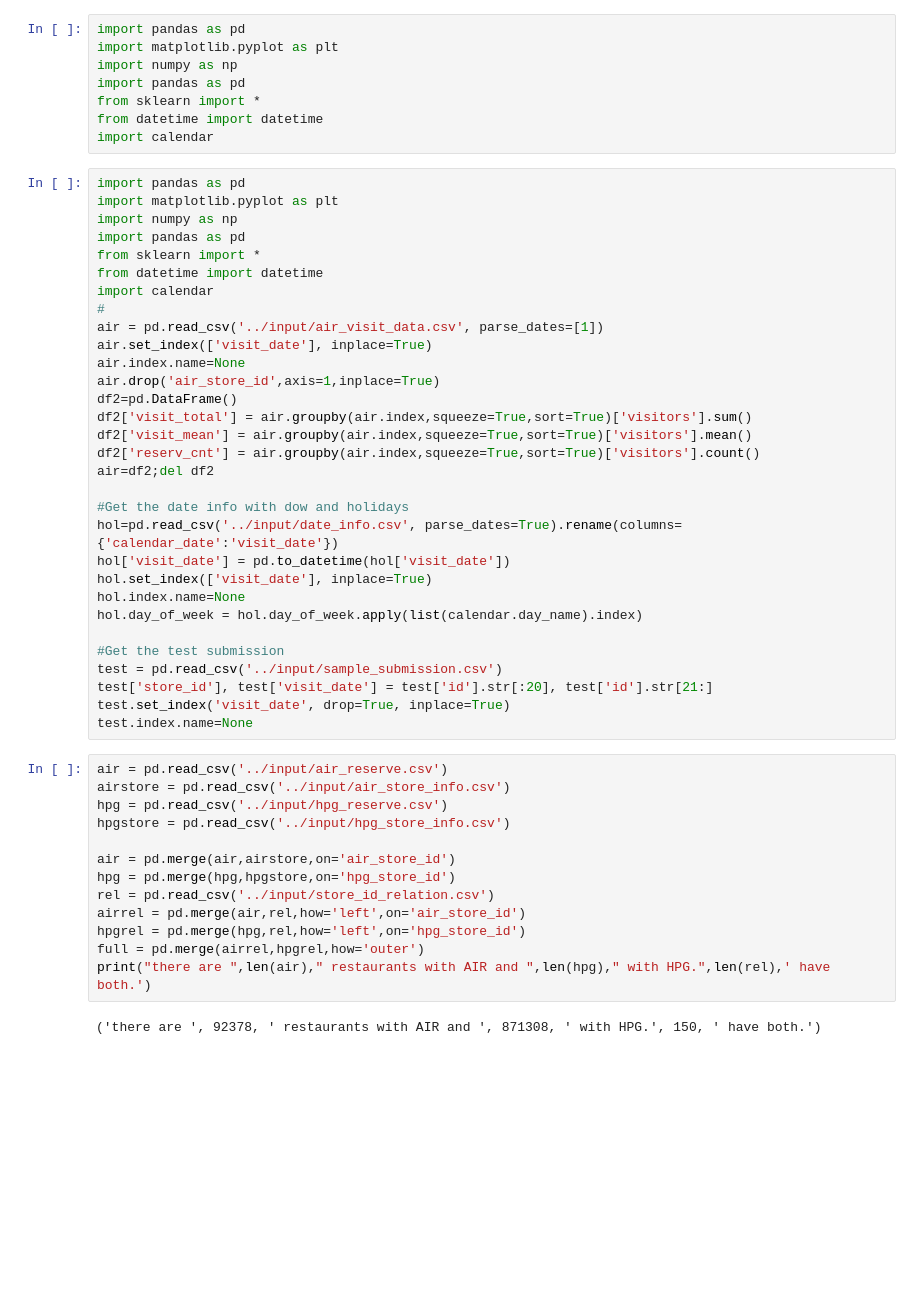
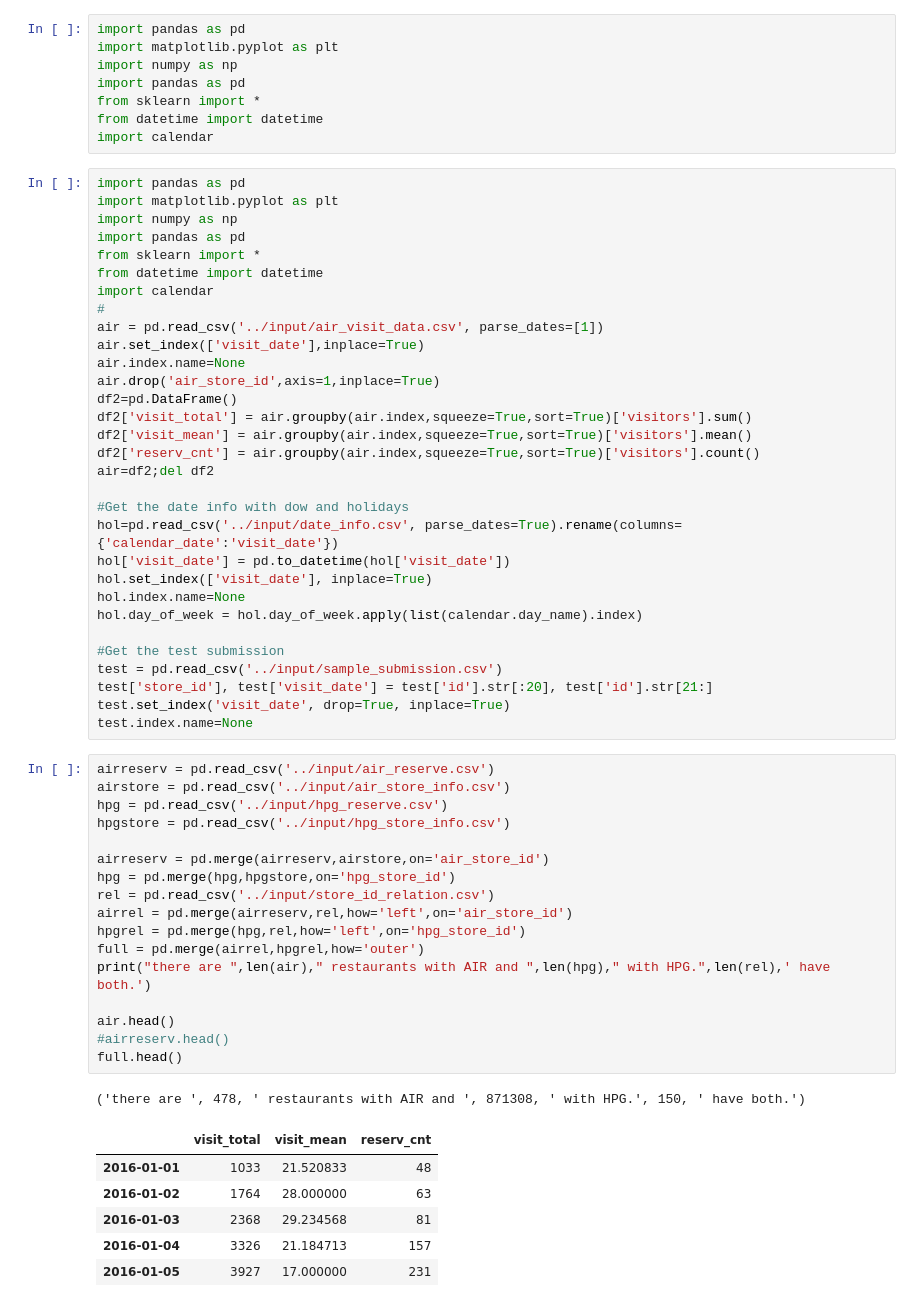
Before and after one commit to aless80/Restaurant_TimeSeries, a Jupyter notebook: notebooks/Untitled.ipynb, the cells around one changed output. Saved outputs shown, nothing was run; the diff lists cells and outputs as text; blank space fills up the shorter version.

```diff
--- a/notebooks/Untitled.ipynb
+++ b/notebooks/Untitled.ipynb
@@ -23,7 +26,7 @@ from datetime import datetime
 import calendar
 #
 air = pd.read_csv('../input/air_visit_data.csv', parse_dates=[1])
-air.set_index(['visit_date'], inplace=True)
+air.set_index(['visit_date'],inplace=True)
 air.index.name=None
 air.drop('air_store_id',axis=1,inplace=True)
 df2=pd.DataFrame()
@@ -45,17 +48,27 @@ test['store_id'], test['visit_date'] = test['id'].str[:20], test['id'].str[21:]
 test.set_index('visit_date', drop=True, inplace=True)
 test.index.name=None
 # %%
-air = pd.read_csv('../input/air_reserve.csv')
+airreserv = pd.read_csv('../input/air_reserve.csv')
 airstore = pd.read_csv('../input/air_store_info.csv')
 hpg = pd.read_csv('../input/hpg_reserve.csv')
 hpgstore = pd.read_csv('../input/hpg_store_info.csv')
 
-air = pd.merge(air,airstore,on='air_store_id')
+airreserv = pd.merge(airreserv,airstore,on='air_store_id')
 hpg = pd.merge(hpg,hpgstore,on='hpg_store_id')
 rel = pd.read_csv('../input/store_id_relation.csv')
-airrel = pd.merge(air,rel,how='left',on='air_store_id')
+airrel = pd.merge(airreserv,rel,how='left',on='air_store_id')
 hpgrel = pd.merge(hpg,rel,how='left',on='hpg_store_id')
 full = pd.merge(airrel,hpgrel,how='outer')
 print("there are ",len(air)," restaurants with AIR and ",len(hpg)," with HPG.",len(rel),' have both.')
+
+air.head()
+#airreserv.head()
+full.head()
 # %% [output]
-('there are ', 92378, ' restaurants with AIR and ', 871308, ' with HPG.', 150, ' have both.')
+('there are ', 478, ' restaurants with AIR and ', 871308, ' with HPG.', 150, ' have both.')
+|  | visit_total | visit_mean | reserv_cnt |
+| 2016-01-01 | 1033 | 21.520833 | 48 |
+| 2016-01-02 | 1764 | 28.000000 | 63 |
+| 2016-01-03 | 2368 | 29.234568 | 81 |
+| 2016-01-04 | 3326 | 21.184713 | 157 |
+| 2016-01-05 | 3927 | 17.000000 | 231 |
```
Also changed, not shown: parts of 6 cells of this notebook, 1 other file.
